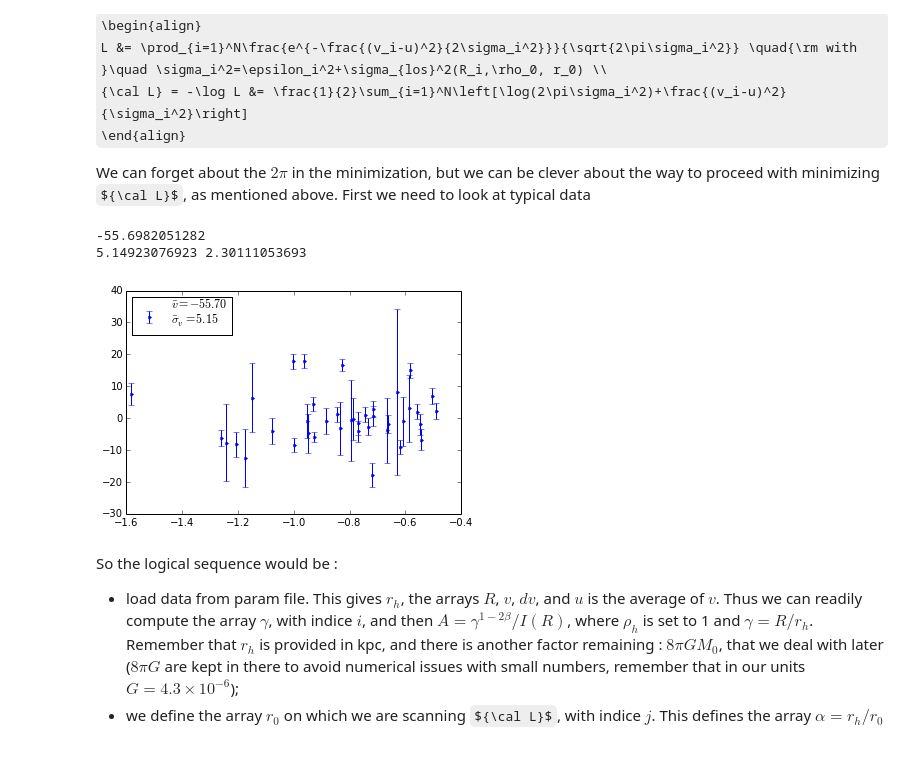
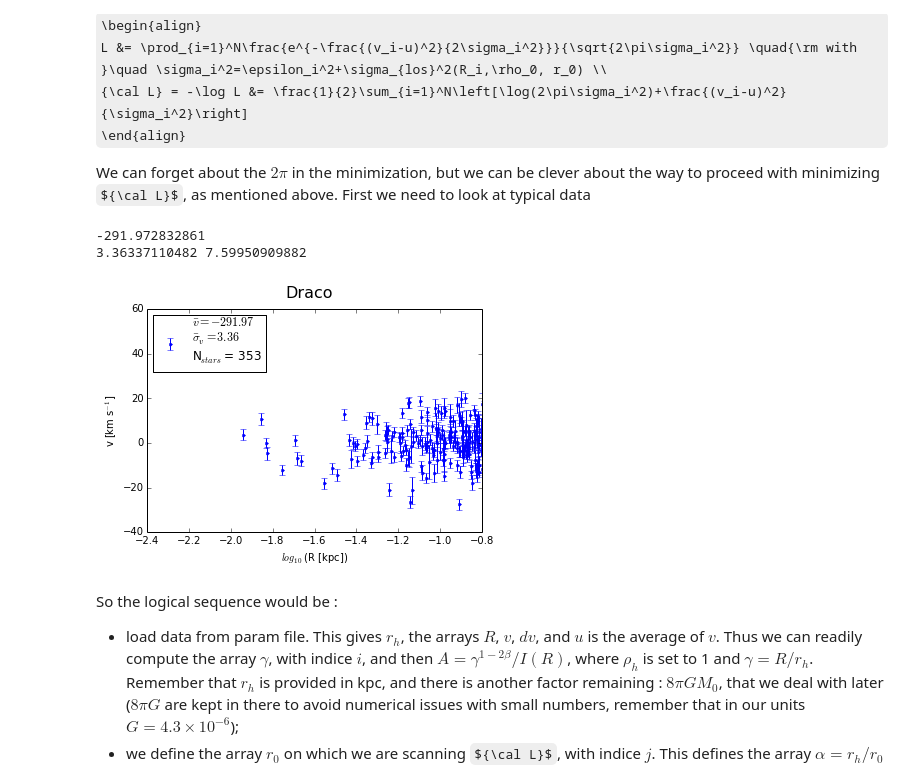
Before and after one commit to achiappo/FRESKA, a Jupyter notebook: spherical_jeans_analysis.ipynb, the cells around one changed output. Saved outputs shown, nothing was run; the diff lists cells and outputs as text; code cells hidden in the pictures; some formulas as TeX source; blank space fills up the shorter version.

Commit message:
improvements and fitting Beta included
applied vectorisation to the code, thus decreasing its computation time
added part where fitting for Beta(r) = Beta is performed within the scheme

```diff
--- a/spherical_jeans_analysis.ipynb
+++ b/spherical_jeans_analysis.ipynb
@@ -93,7 +93,7 @@ plt.plot(x,get_M_NFW(x),'.r')
 [figure]
 # %%
 beta=-0.005
-def integrand1(y, alpha):
+def integrand1(y,alpha,beta):
     result = nu(y, 1, 1)*get_M_NFW(y*alpha)/y**(2.-2.*beta)
     return result
 
@@ -103,7 +103,7 @@ alpha=1
 start=1.e-5
 for alpha in [0.1,1,10]:
     int1_y=np.linspace(1.e-5, 10, 1000)
-    plt.loglog(int1_y, integrand1(int1_y, alpha),label="rh/r0=%.1f"%alpha)
+    plt.loglog(int1_y,integrand1(int1_y,alpha,beta),label="rh/r0=%.1f"%alpha)
 plt.legend(loc=3)
 # %% [output]
 <matplotlib.legend.Legend at 0x...>
@@ -112,8 +112,8 @@ plt.legend(loc=3)
 One can see in the plot above that the first integrand scales at $\alpha^2$ with $\alpha=r_h/r_0$. This is due to the fact that $M(s)$ goes like $s^2$ at small $s$ for an NFW profile.
 Then the first integrand cuts off at large $y$ with a weak dependency on $\alpha$ :  at large $y$, the integrand goes like $y^{-5}y^{2\beta-2}\log(\alpha x)$ so the numerical integration to infinity should really be well-behaved.
 # %%
-def integral1(ymin,alpha):
-    res,err = quad(integrand1, ymin, +np.inf, args=(alpha) )
+def integral1(ymin,alpha,beta):
+    res,err = quad(integrand1,ymin,+np.inf,args=(alpha,beta))
     return res, err
 
 ymin_array=np.logspace(-4,6,100)
@@ -122,7 +122,7 @@ res_array=np.zeros((100,100))
 err_array=np.zeros((100,100))
 for i,ymin in enumerate(ymin_array):
     for j,alpha in enumerate(alpha_array):
-        res_array[i,j], err_array[i,j]=integral1(ymin,alpha)
+        res_array[i,j], err_array[i,j]=integral1(ymin,alpha,beta)
 # %%
 plt.pcolor(np.log10(ymin_array), np.log10(alpha_array),np.log10(res_array))
 plt.colorbar()
@@ -175,7 +175,6 @@ def get_data(gal):
     D         = float(parameters[1][0])           # distance to galaxy in kpc
     rh        = float(parameters[2][0])           # half-light radius
     rt        = float(parameters[3][0])           # tidal radius
-    like_val  = float(parameters[4][0])           # initial (arbitrary) value of the likelihood
     pmin = np.empty([0])
     pmax = np.empty([0])
     for i in range(5,len(data)):
@@ -196,7 +195,7 @@ def get_data(gal):
 
     return x,v,dv,rh,rt,nstars,D,pa
 
-dwarf = 'umaI'
+dwarf = 'dra'
 #mkdir('/home/andrea/Desktop/work/DWARF/Jvalue/output/%s'%dwarf)
 data = get_data(dwarf)
 R=data[0]
@@ -204,19 +203,29 @@ v=data[1]
 dv=data[2]
 rh=data[3]
 D=data[-2]
+Nstars = data[-3]
 u=v.mean()
 dv2 = (v-u)**2
+# %%
+names = {'dra':"Draco",'seg1':"Segue 1",'umaI':"Ursa Major 1",'booI':"Bootes 1",
+         'wil1':"Willman 1",'scl':"Sculptor",'for':"Fornax",'sgr':"Sagittarius",
+         'com':"Coma Berenices"}
 # %%
 print v.mean() #this is u
 print dv.mean(), (v.std()/dv.mean())**2
-plt.errorbar(np.log10(R),v-v.mean(),dv,fmt='.',
-             label=r'$\bar v = %.2f$'%v.mean()+'\n'+r'$\bar \sigma_v = %.2f$'%dv.mean())
+plt.errorbar(np.log10(R),v-v.mean(),dv,fmt='.',label=r'$\bar v = %.2f$'%v.mean()+'\n'+
+             r'$\bar \sigma_v = %.2f$'%dv.mean()+'\n'+r'N$_{stars}$ = %i'%Nstars)
+plt.ylim(-40,60)
+plt.xlim(-2.4,-0.8)
+plt.ylabel(r'v [km s$^{-1}$]')
+plt.xlabel(r'$log_{10}$ (R [kpc])')
 plt.legend(numpoints=1,loc='upper left',fontsize=12)
-plt.savefig('output/%s/vel_%s.png'%(dwarf,dwarf),dpi=100,format='png')
+plt.suptitle('%s'%names[dwarf],fontsize=16)
+plt.savefig('output/%s/vel_%s.png'%(dwarf,dwarf),dpi=300,format='png')
 # %% [output]
--55.6982051282
-5.14923076923 2.30111053693
+-291.972832861
+3.36337110482 7.59950909882
-[figure, old version]
+[figure, new version]
 # %% [markdown]
 So the logical sequence would be :
 * load data from param file. This gives $r_h$, the arrays $R$, $v$, $dv$, and $u$ is the average of $v$. Thus we can readily compute the array $\gamma$, with indice $i$, and then $A = \gamma^{1-2\beta}/I(R)$, where $\rho_h$ is set to 1 and $\gamma=R/r_h$. Remember that $r_h$ is provided in kpc, and there is another factor remaining : $8\pi GM_0$, that we deal with later ($8\pi G$ are kept in there to avoid numerical issues with small numbers, remember that in our units $G=4.3\times10^{-6}$);
```
Also changed, not shown: parts of 38 cells of this notebook.
